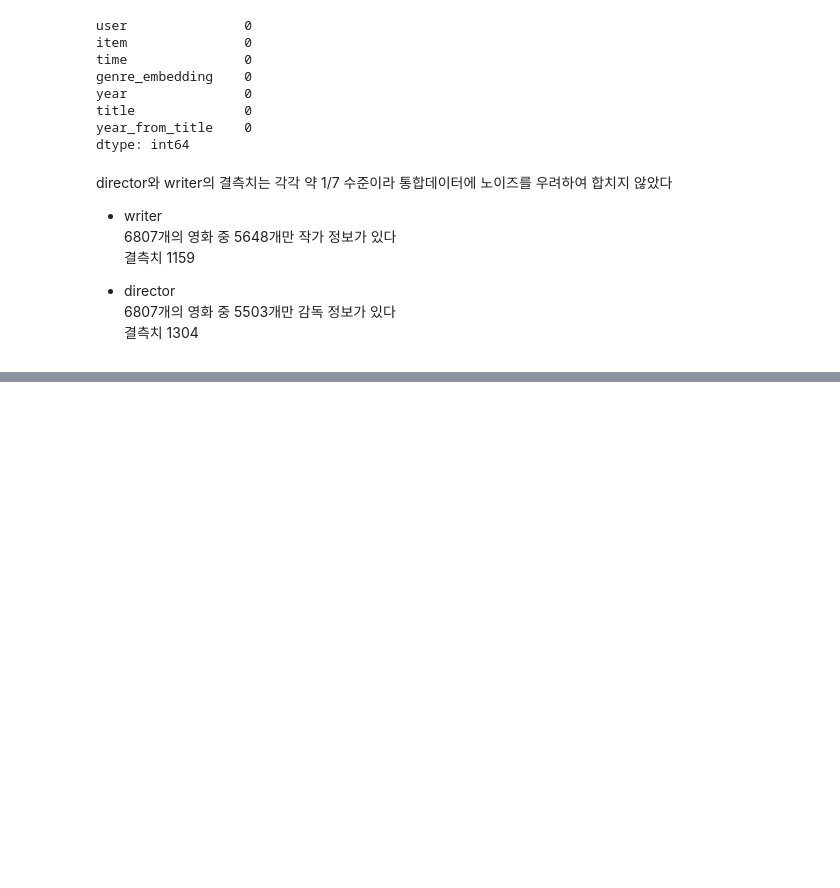
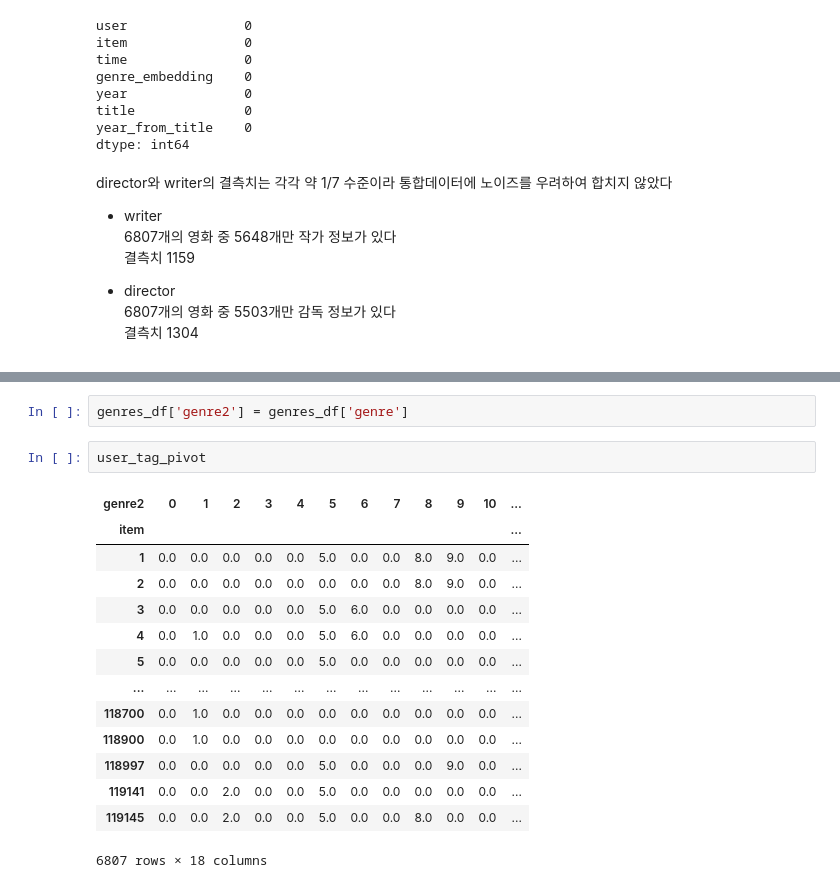
Before and after one commit to boostcampaitech4lv23recsys2/level2_movierecommendation_recsys-level2-recsys-08, a Jupyter notebook: FE/Feature_Engineering.ipynb, the cells around one changed output, grey strips where cells are left out. Drawn from its saved outputs; the diff is of its cells as text; blank space fills up the shorter version.

```diff
--- a/FE/Feature_Engineering.ipynb
+++ b/FE/Feature_Engineering.ipynb
@@ -134,0 +630,19 @@ director와 writer의 결측치는 각각 약 1/7 수준이라 통합데이터
+# %%
+genres_df['genre2'] = genres_df['genre']
+# %%
+user_tag_pivot
+# %% [output]
+| genre2 | 0 | 1 | 2 | 3 | 4 | 5 | 6 | 7 | 8 | 9 | 10 | ... |
+| item |  |  |  |  |  |  |  |  |  |  |  | ... |
+| 1 | 0.0 | 0.0 | 0.0 | 0.0 | 0.0 | 5.0 | 0.0 | 0.0 | 8.0 | 9.0 | 0.0 | ... |
+| 2 | 0.0 | 0.0 | 0.0 | 0.0 | 0.0 | 0.0 | 0.0 | 0.0 | 8.0 | 9.0 | 0.0 | ... |
+| 3 | 0.0 | 0.0 | 0.0 | 0.0 | 0.0 | 5.0 | 6.0 | 0.0 | 0.0 | 0.0 | 0.0 | ... |
+| 4 | 0.0 | 1.0 | 0.0 | 0.0 | 0.0 | 5.0 | 6.0 | 0.0 | 0.0 | 0.0 | 0.0 | ... |
+| 5 | 0.0 | 0.0 | 0.0 | 0.0 | 0.0 | 5.0 | 0.0 | 0.0 | 0.0 | 0.0 | 0.0 | ... |
+| ... | ... | ... | ... | ... | ... | ... | ... | ... | ... | ... | ... | ... |
+| 118700 | 0.0 | 1.0 | 0.0 | 0.0 | 0.0 | 0.0 | 0.0 | 0.0 | 0.0 | 0.0 | 0.0 | ... |
+| 118900 | 0.0 | 1.0 | 0.0 | 0.0 | 0.0 | 0.0 | 0.0 | 0.0 | 0.0 | 0.0 | 0.0 | ... |
+| 118997 | 0.0 | 0.0 | 0.0 | 0.0 | 0.0 | 5.0 | 0.0 | 0.0 | 0.0 | 9.0 | 0.0 | ... |
+| 119141 | 0.0 | 0.0 | 2.0 | 0.0 | 0.0 | 5.0 | 0.0 | 0.0 | 0.0 | 0.0 | 0.0 | ... |
+| 119145 | 0.0 | 0.0 | 2.0 | 0.0 | 0.0 | 5.0 | 0.0 | 0.0 | 8.0 | 0.0 | 0.0 | ... |
+6807 rows × 18 columns
```
Also changed, not shown: parts of 68 cells of this notebook.
